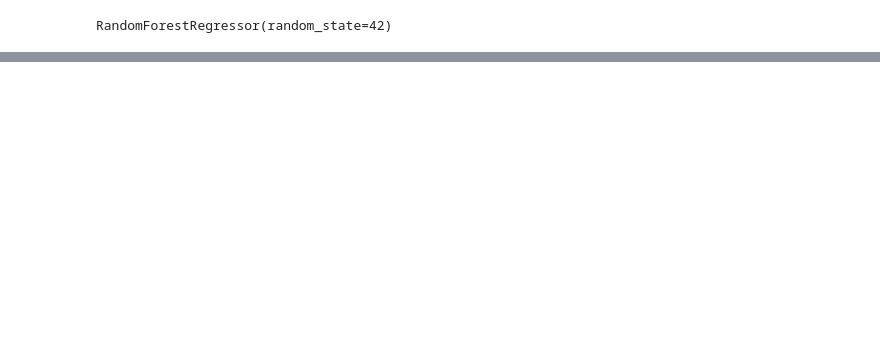
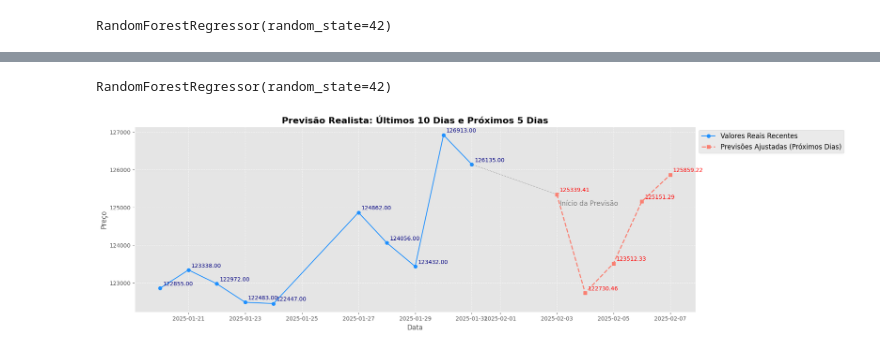
Before and after one commit to laribar/TechChallenge2, a Jupyter notebook: TechChallenge2.ipynb, the cells around one changed output, grey strips where cells are left out. Saved outputs shown, nothing was run; the diff lists cells and outputs as text; code cells hidden in the pictures; blank space fills up the shorter version.

```diff
--- a/TechChallenge2.ipynb
+++ b/TechChallenge2.ipynb
@@ -584,0 +610,67 @@ Random Forest R²: 0.98
+# %%
+# Passo 2: Preparar Treinamento do Modelo
+# ----------------------------------------
+X = df[['Lag1', 'Lag2', 'Lag3', 'Lag4', 'Lag5', 'Daily_Return', 'SMA10', 'Volatility5', 'Max5', 'Min5']]
+y = df['Fechamento']
+
+# Instanciar e treinar o modelo Random Forest
+rf = RandomForestRegressor(n_estimators=100, random_state=42)
+rf.fit(X, y)
+# %% [output]
+RandomForestRegressor(random_state=42)
+# %%
+# Criar datas dos próximos 5 dias úteis
+future_dates = [df.index[-1] + BDay(i) for i in range(1, 6)]
+
+# Preparar features para previsão futura
+future_features = df.iloc[-5:][['Lag1', 'Lag2', 'Lag3', 'Lag4', 'Lag5',
+                                'Daily_Return', 'SMA10', 'Volatility5', 'Max5', 'Min5']]
+future_features.index = future_dates  # Ajustar índice para as datas futuras
+future_predictions = rf.predict(future_features)
+
+# Ajustar previsões adicionando variação simulada
+future_predictions_adjusted = []
+for pred in future_predictions:
+    variation = np.random.normal(scale=0.3 * np.std(df['Daily_Return']))  # Menor variação
+    adjusted_pred = pred * (1 + variation)
+    future_predictions_adjusted.append(adjusted_pred)
+# %%
+plt.style.use('ggplot')
+plt.figure(figsize=(18, 6))
+
+# Últimos valores reais
+plt.plot(df.index[-10:], df['Fechamento'][-10:], label='Valores Reais Recentes', color='dodgerblue', marker='o')
+
+# Conectar o último valor real com o primeiro valor previsto
+plt.plot([df.index[-1], future_features.index[0]],
+         [df['Fechamento'].iloc[-1], future_predictions_adjusted[0]],
+         color='gray', linestyle='dotted', linewidth=1)
+
+# Plotar previsões ajustadas
+plt.plot(future_features.index, future_predictions_adjusted, label='Previsões Ajustadas (Próximos Dias)',
+         color='salmon', linestyle='--', marker='s', linewidth=2)
+
+# Rótulos para valores reais recentes
+for date, value in zip(df.index[-10:], df['Fechamento'][-10:]):
+    plt.annotate(f'{value:.2f}', xy=(date, value), xytext=(5, 5),
+                 textcoords='offset points', fontsize=10, color='navy')
+
+# Rótulos para previsões futuras
+for date, prediction in zip(future_features.index, future_predictions_adjusted):
+    plt.annotate(f'{prediction:.2f}', xy=(date, prediction), xytext=(5, 5),
+                 textcoords='offset points', fontsize=10, color='red')
+
+# Configurações auxiliares do gráfico
+plt.title('Previsão Realista: Últimos 10 Dias e Próximos 5 Dias', fontsize=16, fontweight='bold')
+#plt.plot(df.index[-10:], df['SMA10'][-10:], label='Média Móvel (SMA10)', color='green', linestyle='-', linewidth=1.5)
+plt.xlabel('Data', fontsize=12)
+plt.annotate('Início da Previsão',
+             xy=(future_features.index[0], future_predictions_adjusted[0]),
+             xytext=(5, -20), textcoords='offset points', fontsize=12, color='gray',
+             arrowprops=dict(facecolor='black', arrowstyle="->", lw=0.5))
+plt.ylabel('Preço', fontsize=12)
+plt.legend(loc='upper left', bbox_to_anchor=(1, 1), fontsize=12)
+plt.grid(visible=True, linestyle='--', alpha=0.7)
+plt.show()
+# %% [output]
+[figure, added]
```
Also changed, not shown: parts of 24 cells of this notebook.
